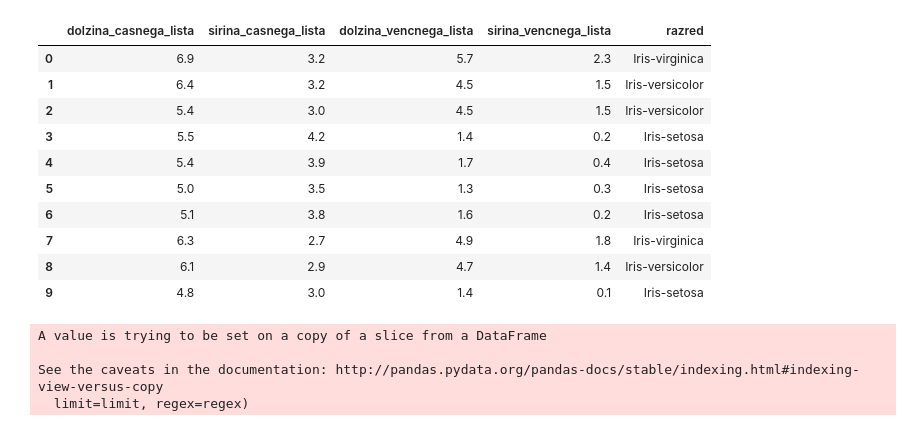
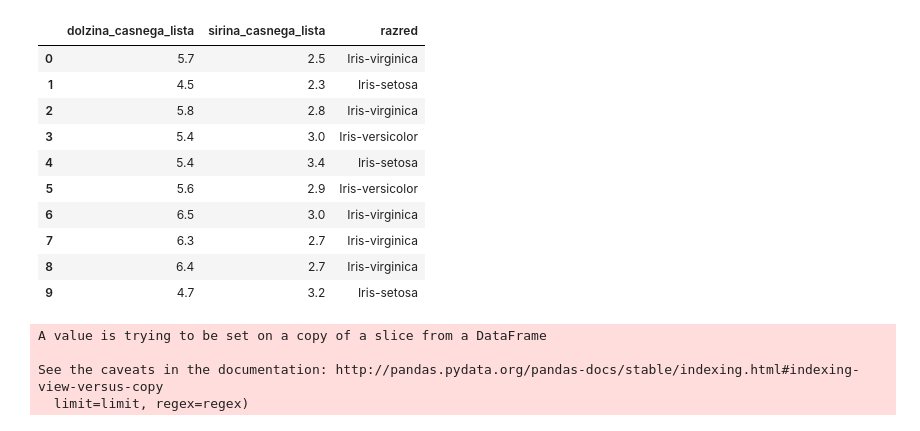
Before and after one commit to lenarttreven/MachineLearning, a Jupyter notebook: Support_vector_machine.ipynb, the cells around one changed output. Drawn from its saved outputs; the diff is of its cells as text; code cells hidden in the pictures.

```diff
--- a/Support_vector_machine.ipynb
+++ b/Support_vector_machine.ipynb
@@ -366,24 +410,24 @@ def partition(lst, n):
 # %%
 df = pd.read_csv('bezdekIris.txt', sep=",", header=None)
 df.columns = ['dolzina_casnega_lista', 'sirina_casnega_lista', 'dolzina_vencnega_lista', 'sirina_vencnega_lista', 'razred' ]
 df = shuffle(df)
 df.reset_index(drop=True,inplace=True)
 df.reset_index(drop=True,inplace=True)
-#df.drop(['dolzina_vencnega_lista', 'sirina_vencnega_lista'], 1, inplace=True)
+df.drop(['dolzina_vencnega_lista', 'sirina_vencnega_lista'], 1, inplace=True)
 #df = df[df.razred != 'Iris-virginica']
 df[:10]
 # %% [output]
-|  | dolzina_casnega_lista | sirina_casnega_lista | dolzina_vencnega_lista | sirina_vencnega_lista | razred |
-| 0 | 6.9 | 3.2 | 5.7 | 2.3 | Iris-virginica |
-| 1 | 6.4 | 3.2 | 4.5 | 1.5 | Iris-versicolor |
-| 2 | 5.4 | 3.0 | 4.5 | 1.5 | Iris-versicolor |
-| 3 | 5.5 | 4.2 | 1.4 | 0.2 | Iris-setosa |
-| 4 | 5.4 | 3.9 | 1.7 | 0.4 | Iris-setosa |
-| 5 | 5.0 | 3.5 | 1.3 | 0.3 | Iris-setosa |
-| 6 | 5.1 | 3.8 | 1.6 | 0.2 | Iris-setosa |
-| 7 | 6.3 | 2.7 | 4.9 | 1.8 | Iris-virginica |
-| 8 | 6.1 | 2.9 | 4.7 | 1.4 | Iris-versicolor |
-| 9 | 4.8 | 3.0 | 1.4 | 0.1 | Iris-setosa |
+|  | dolzina_casnega_lista | sirina_casnega_lista | razred |
+| 0 | 5.7 | 2.5 | Iris-virginica |
+| 1 | 4.5 | 2.3 | Iris-setosa |
+| 2 | 5.8 | 2.8 | Iris-virginica |
+| 3 | 5.4 | 3.0 | Iris-versicolor |
+| 4 | 5.4 | 3.4 | Iris-setosa |
+| 5 | 5.6 | 2.9 | Iris-versicolor |
+| 6 | 6.5 | 3.0 | Iris-virginica |
+| 7 | 6.3 | 2.7 | Iris-virginica |
+| 8 | 6.4 | 2.7 | Iris-virginica |
+| 9 | 4.7 | 3.2 | Iris-setosa |
 # %%
 #df = df[df.razred != 'Iris-virginica']
 #df.replace({'Iris-setosa': 1, 'Iris-versicolor': -1,}, inplace=True)
```
Also changed, not shown: parts of 10 cells of this notebook, 1 other file.
